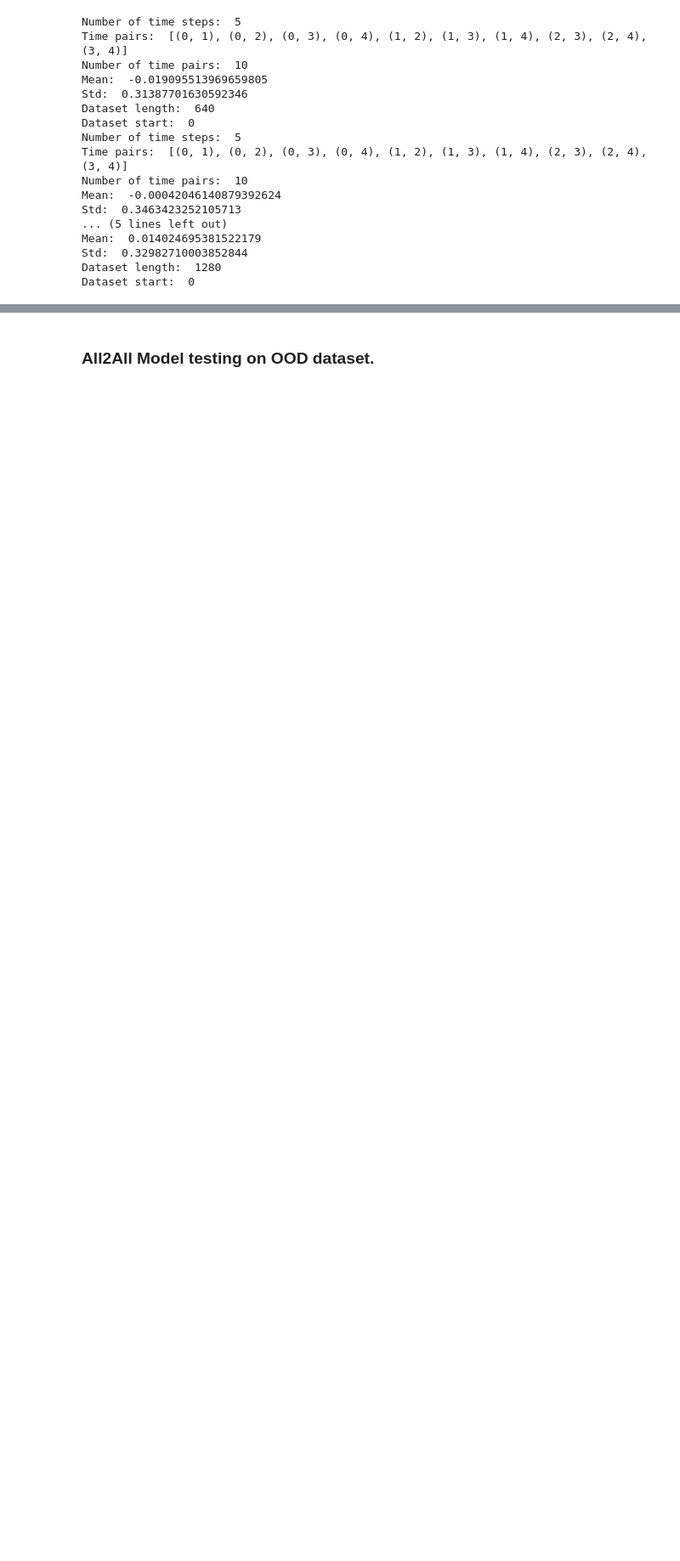
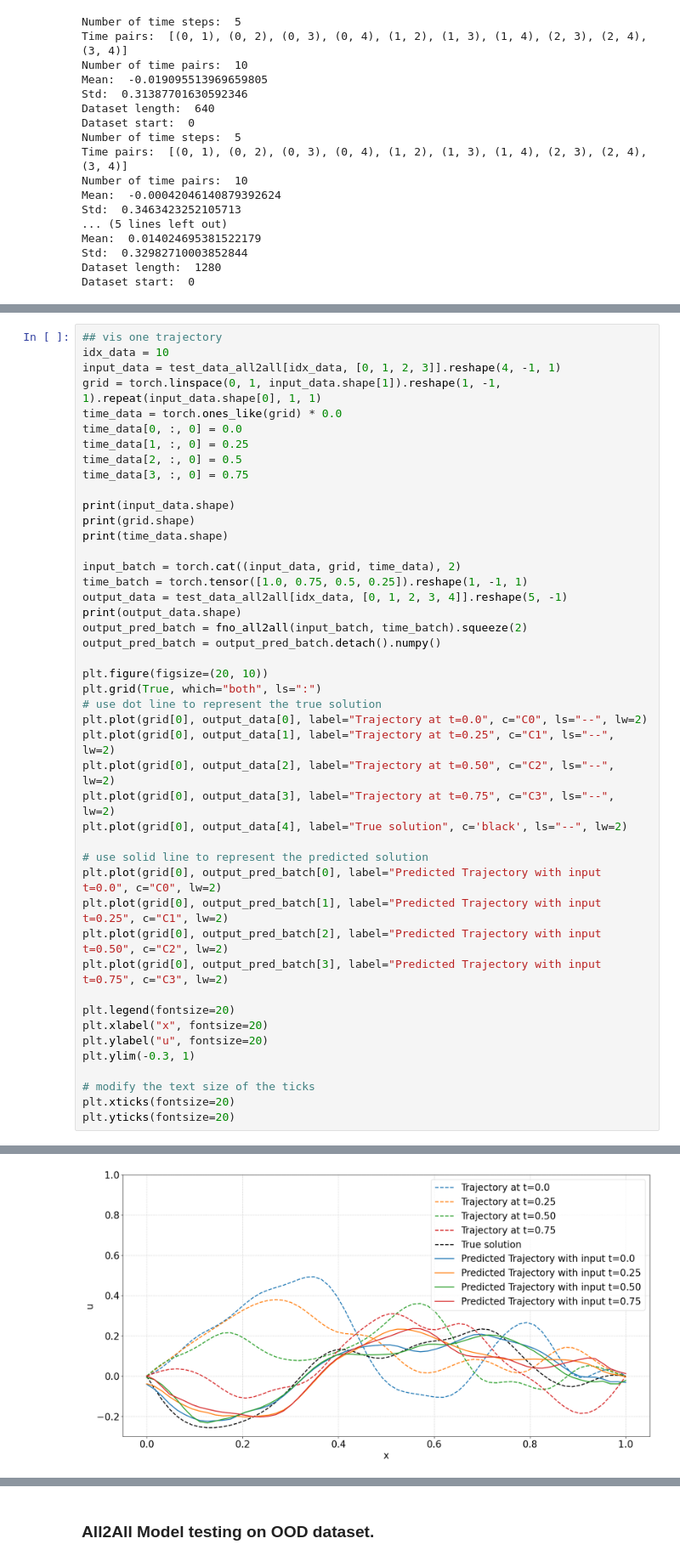
Before and after one commit to MoyangLi00/AISE, a Jupyter notebook: FNO_wave_equation/ solution.ipynb, the cells around one changed output, grey strips where cells are left out. Shown at 85% size. Saved outputs shown, nothing was run; the diff lists cells and outputs as text; blank space fills up the shorter version.

```diff
--- a/FNO_wave_equation/ solution.ipynb
+++ b/FNO_wave_equation/ solution.ipynb
@@ -928,0 +936,46 @@ with torch.no_grad():
+# %%
+## vis one trajectory
+idx_data = 10
+input_data = test_data_all2all[idx_data, [0, 1, 2, 3]].reshape(4, -1, 1)
+grid = torch.linspace(0, 1, input_data.shape[1]).reshape(1, -1, 1).repeat(input_data.shape[0], 1, 1)
+time_data = torch.ones_like(grid) * 0.0
+time_data[0, :, 0] = 0.0
+time_data[1, :, 0] = 0.25
+time_data[2, :, 0] = 0.5
+time_data[3, :, 0] = 0.75
+
+print(input_data.shape)
+print(grid.shape)
+print(time_data.shape)
+
+input_batch = torch.cat((input_data, grid, time_data), 2)
+time_batch = torch.tensor([1.0, 0.75, 0.5, 0.25]).reshape(1, -1, 1)
+output_data = test_data_all2all[idx_data, [0, 1, 2, 3, 4]].reshape(5, -1)
+print(output_data.shape)
+output_pred_batch = fno_all2all(input_batch, time_batch).squeeze(2)
+output_pred_batch = output_pred_batch.detach().numpy()
+
+plt.figure(figsize=(20, 10))
+plt.grid(True, which="both", ls=":")
+# use dot line to represent the true solution
+plt.plot(grid[0], output_data[0], label="Trajectory at t=0.0", c="C0", ls="--", lw=2)
+plt.plot(grid[0], output_data[1], label="Trajectory at t=0.25", c="C1", ls="--", lw=2)
+plt.plot(grid[0], output_data[2], label="Trajectory at t=0.50", c="C2", ls="--", lw=2)
+plt.plot(grid[0], output_data[3], label="Trajectory at t=0.75", c="C3", ls="--", lw=2)
+plt.plot(grid[0], output_data[4], label="True solution", c='black', ls="--", lw=2)
+
+# use solid line to represent the predicted solution
+plt.plot(grid[0], output_pred_batch[0], label="Predicted Trajectory with input t=0.0", c="C0", lw=2)
+plt.plot(grid[0], output_pred_batch[1], label="Predicted Trajectory with input t=0.25", c="C1", lw=2)
+plt.plot(grid[0], output_pred_batch[2], label="Predicted Trajectory with input t=0.50", c="C2", lw=2)
+plt.plot(grid[0], output_pred_batch[3], label="Predicted Trajectory with input t=0.75", c="C3", lw=2)
+
+plt.legend(fontsize=20)
+plt.xlabel("x", fontsize=20)
+plt.ylabel("u", fontsize=20)
+plt.ylim(-0.3, 1)
+
+# modify the text size of the ticks
+plt.xticks(fontsize=20)
+plt.yticks(fontsize=20)
+# %% [output]
@@ -928,0 +995 @@ with torch.no_grad():
+[figure, added]
```
Also changed, not shown: parts of 26 cells of this notebook, 4 other files.
